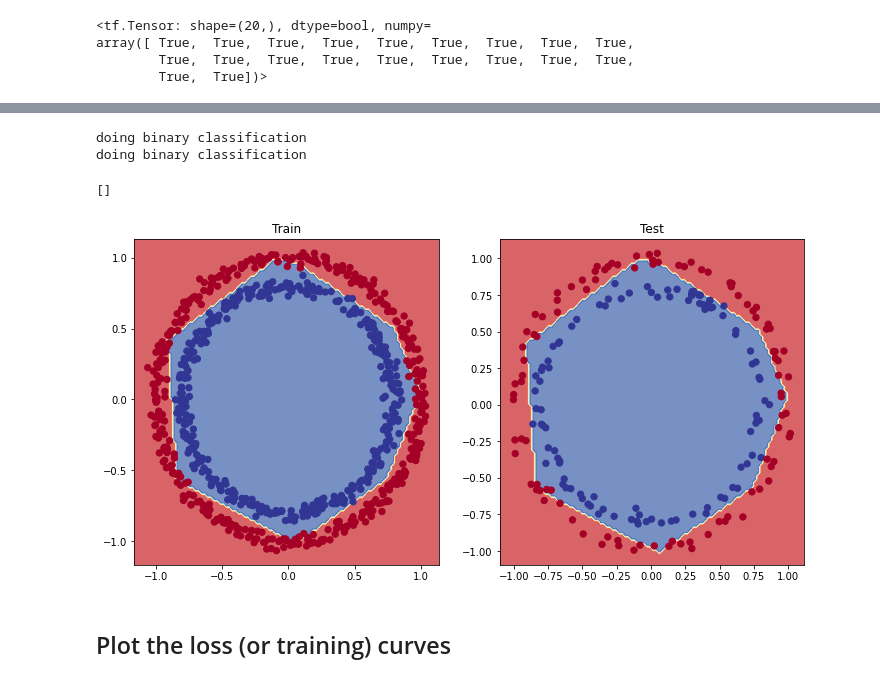
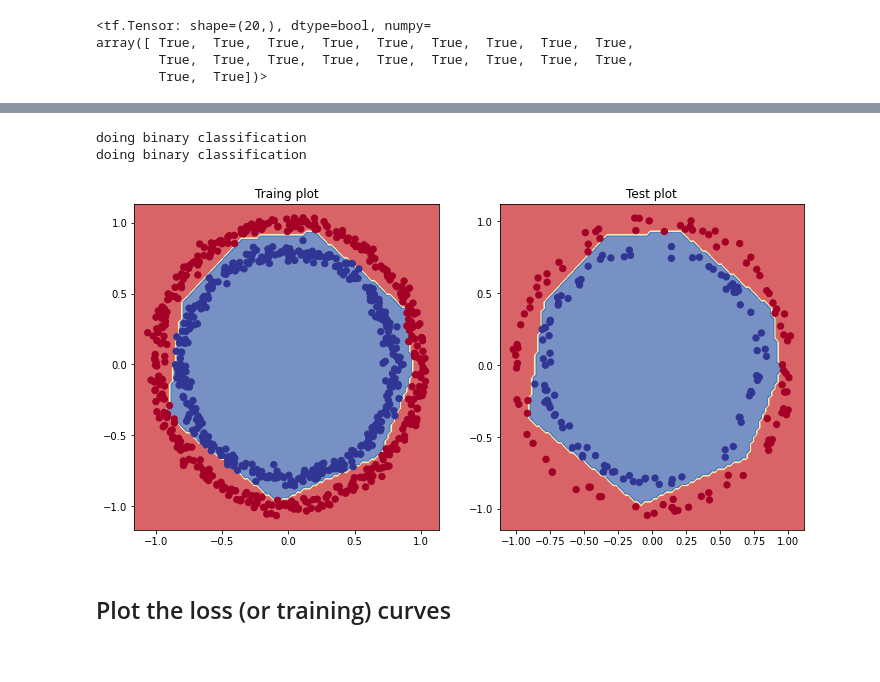
Before and after one commit to ThangDoan2001/TensorFlow_ZeroToHero, a Jupyter notebook: 02_neural_network_classification_with_tensorflow.ipynb, the cells around one changed output, grey strips where cells are left out. Saved outputs shown, nothing was run; the diff lists cells and outputs as text; code cells hidden in the pictures.

```diff
--- a/02_neural_network_classification_with_tensorflow.ipynb
+++ b/02_neural_network_classification_with_tensorflow.ipynb
@@ -610,5 +535,4 @@ len(X)
 # %%
-# Split into train and test sets
-from sklearn.model_selection import train_test_split
-X_train, X_test, y_train, y_test = train_test_split(X, y, test_size=0.2, random_state=42)
-X_train.shape
+# Split into train and test set
+X_train, y_train = X[:800], y[:800]
+X_test, y_test = X[800:], y[800:]
@@ -617,19 +543,19 @@ X_train.shape
 # %%
-# Let's recreate a model to fit on the training data and evaluate on the testing data
+# Let's recreate a model to fit on the training data and evaluate on the test data
 
 # Set the random seed
 tf.random.set_seed(42)
 
-# 1. Create the model
+# 1. Create the model (smae as model 7)
 model_8 = tf.keras.Sequential([
-  tf.keras.layers.Dense(4, activation="relu"),
-  tf.keras.layers.Dense(4, activation="relu"),
-  tf.keras.layers.Dense(1, activation="sigmoid")
+  tf.keras.layers.Dense(4, activation=tf.keras.activations.relu),
+  tf.keras.layers.Dense(4, activation=tf.keras.activations.relu),
+  tf.keras.layers.Dense(1, activation=tf.keras.activations.sigmoid)
 ])
 
 # 2. Compile the model
 model_8.compile(loss=tf.keras.losses.BinaryCrossentropy(),
-                optimizer=tf.keras.optimizers.Adam(lr=0.01),
+                optimizer=tf.keras.optimizers.Adam(learning_rate=0.01),
                 metrics=["accuracy"])
 
 # 3. Fit the model
@@ -661,17 +587,15 @@ Epoch 25/25
 # %%
 # Plot the decision boundaries for the training and test sets
-plt.figure(figsize=(12,6))
+plt.figure(figsize=(12, 6))
 plt.subplot(1, 2, 1)
-plt.title("Train")
+plt.title("Traing plot")
 plot_decision_boundary(model_8, X=X_train, y=y_train)
 plt.subplot(1, 2, 2)
-plt.title("Test")
+plt.title("Test plot")
 plot_decision_boundary(model_8, X=X_test, y=y_test)
-plt.plot()
 # %% [output]
 doing binary classification
 doing binary classification
-[]
-[figure, old version]
+[figure, new version]
 # %% [markdown]
 ## Plot the loss (or training) curves
```
Also changed, not shown: parts of 91 cells of this notebook.
